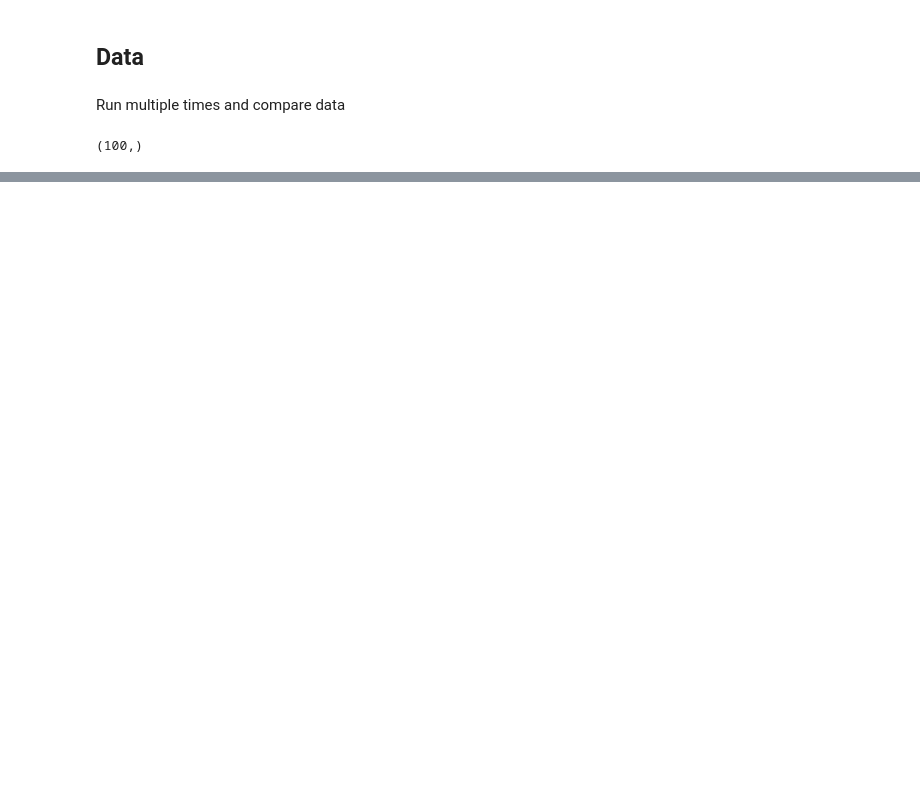
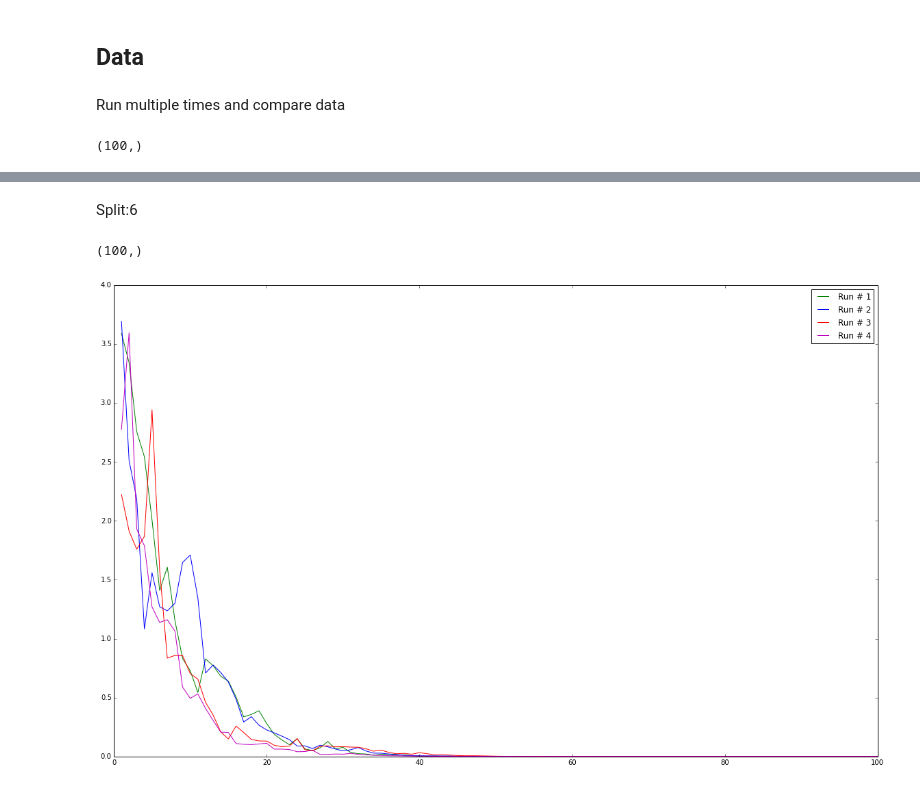
Before and after one commit to sumanadr/intelligence, a Jupyter notebook: ipynb/WechatSim.ipynb, the cells around one changed output, grey strips where cells are left out. Cells and saved outputs as stored; diff of their text form; code cells hidden in the pictures; blank space fills up the shorter version.

Commit message:
new data

```diff
--- a/ipynb/WechatSim.ipynb
+++ b/ipynb/WechatSim.ipynb
@@ -87,0 +88,24 @@ plt.show()
+# %% [markdown]
+Split:6
+# %%
+data2 = np.asarray([])
+for i in np.linspace(1,10,10):
+    data2 =  np.append(data2,evolution(10,6,3,100))  # 10： 初始数量; 6: 分6份; 3:得到最大的之后翻几倍；100：进行100轮
+# %%
+data2 = data2.reshape( (10,100) )
+runN2 = np.linspace(1,100,100)
+runN2.shape
+# %% [output]
+(100,)
+# %%
+plt.figure(figsize=(20,12.35))
+plt.plot(runN2,data2[0],'g-', label = "Run # 1")
+plt.plot(runN2,data2[1],'b-', label = "Run # 2")
+plt.plot(runN2,data2[2],'r-', label = "Run # 3")
+plt.plot(runN2,data2[3],'m-', label = "Run # 4")
+plt.legend()
+plt.show()
+
+# py.iplot_mpl(plt.gcf(),filename="evolutionSim100")
+# %% [output]
+[figure, added]
```
Also changed, not shown: parts of 4 cells of this notebook.
